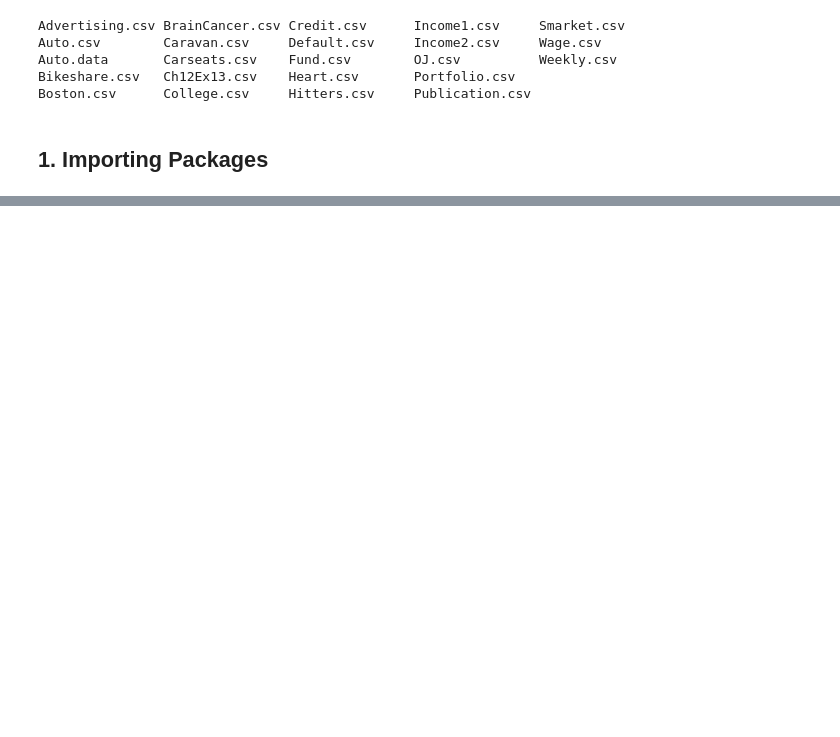
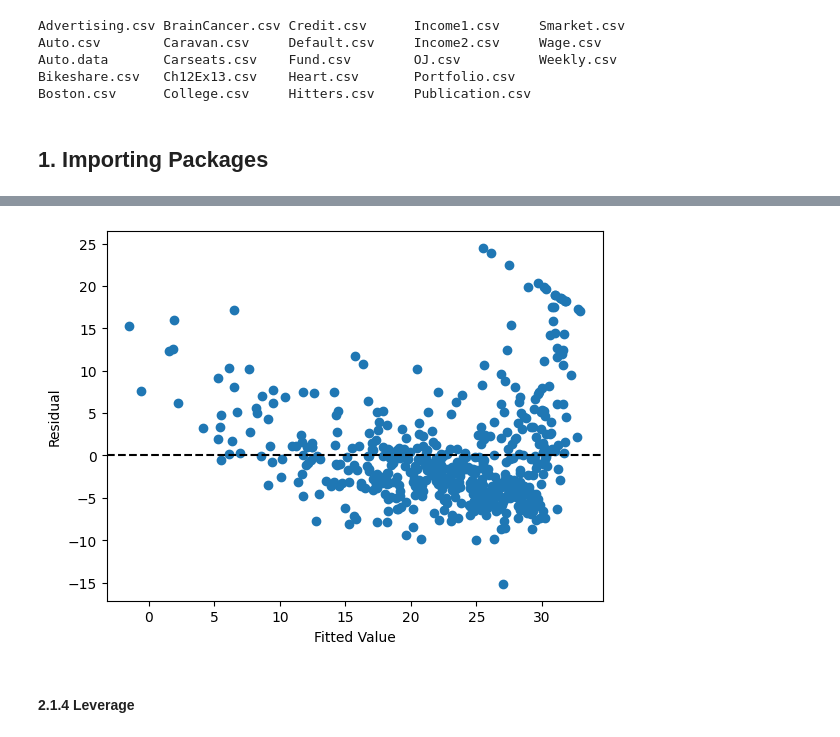
Before and after one commit to Xiaoke1982/statistical_learning_python, a Jupyter notebook: notebooks/2_Linear_Regression.ipynb, the cells around one changed output, grey strips where cells are left out. Drawn from its saved outputs; the diff is of its cells as text; code cells hidden in the pictures; blank space fills up the shorter version.

```diff
--- a/notebooks/2_Linear_Regression.ipynb
+++ b/notebooks/2_Linear_Regression.ipynb
@@ -26,0 +47,3 @@ Boston = pd.read_csv("../data/Boston.csv",
+# %%
+Boston = Boston.reset_index(drop = True)
+Boston.head()
@@ -26,0 +249,12 @@ Boston = pd.read_csv("../data/Boston.csv",
+# %%
+plt.scatter(results.fittedvalues, results.resid)
+plt.axhline(0, c="k", ls="--")
+
+plt.xlabel("Fitted Value")
+plt.ylabel("Residual")
+
+plt.show()
+# %% [output]
+[figure, added]
+# %% [markdown]
+#### 2.1.4 Leverage
```
Also changed, not shown: parts of 38 cells of this notebook, 1 other file.
